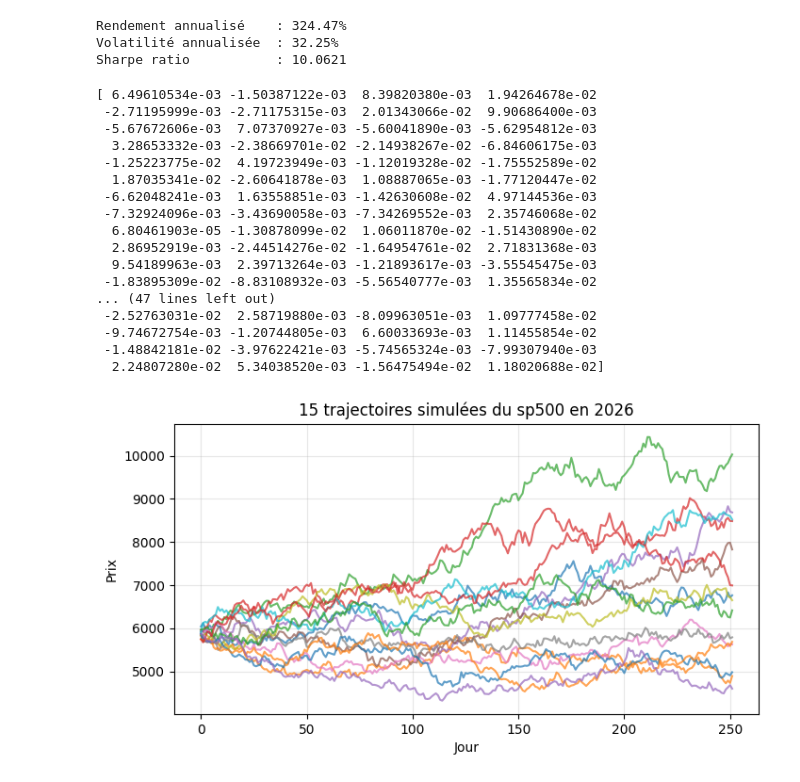
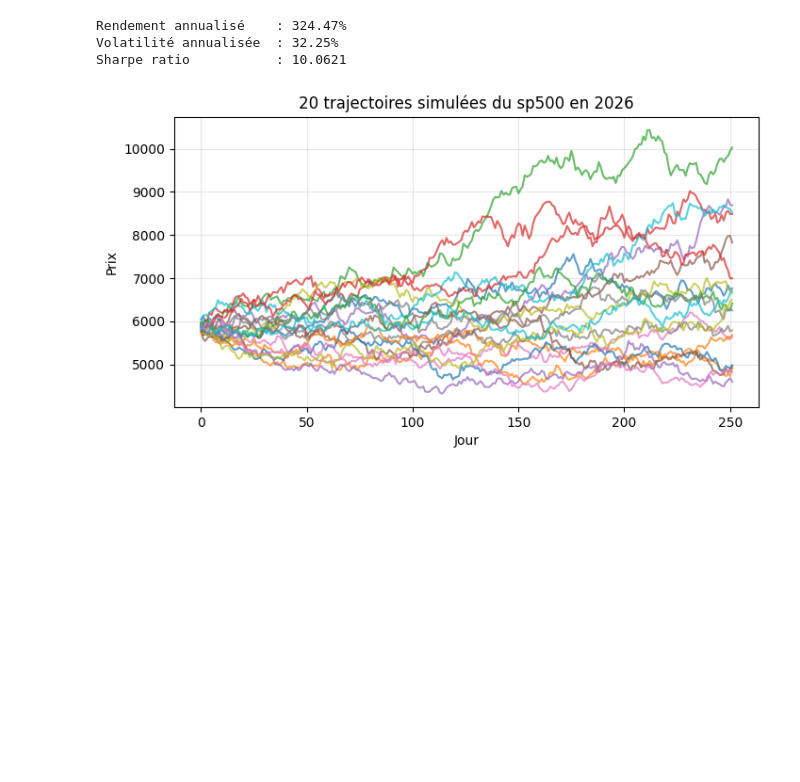
Before and after one commit to Louan-code/quant-research-platform, a Jupyter notebook: notebooks/01_numpy_basics.ipynb, the cells around one changed output. Saved outputs shown, nothing was run; the diff lists cells and outputs as text; code cells hidden in the pictures; blank space fills up the shorter version.

```diff
--- a/notebooks/01_numpy_basics.ipynb
+++ b/notebooks/01_numpy_basics.ipynb
@@ -132,50 +132,33 @@ Sharpe ratio           : 10.0621
 # %%
 import numpy as np
 import matplotlib.pyplot as plt
 np.random.seed(42)
 
 mu = 0.08       # rendement annuel attendu
 sigma = 0.20    # volatilité annuelle
 S0 = 5881        # prix initial
 T = 252         # nombre de jours
 dt = 1 / 252    # pas de temps quotidien (en années)
 
 rendements_log = np.random.normal(
     loc=(mu - 0.5 * sigma**2) * dt,
     scale=sigma * np.sqrt(dt),
     size=T
    )
 #print(rendements_log)
 
 prix = S0 * np.exp(np.cumsum(rendements_log))
 
 
 plt.figure(figsize=(8, 4))
-for i in range(15):
+for i in range(20):
     rdmts = np.random.normal(loc=(mu - 0.5*sigma**2)*dt, scale=sigma*np.sqrt(dt), size=T)
     traj = S0 * np.exp(np.cumsum(rdmts))
     plt.plot(traj, alpha=0.7)
-plt.title("15 trajectoires simulées du sp500 en 2026")
+plt.title("20 trajectoires simulées du sp500 en 2026")
 plt.xlabel("Jour")
 plt.ylabel("Prix")
 plt.grid(True, alpha=0.3)
 plt.show()
 # %% [output]
-[ 6.49610534e-03 -1.50387122e-03  8.39820380e-03  1.94264678e-02
- -2.71195999e-03 -2.71175315e-03  2.01343066e-02  9.90686400e-03
- -5.67672606e-03  7.07370927e-03 -5.60041890e-03 -5.62954812e-03
-  3.28653332e-03 -2.38669701e-02 -2.14938267e-02 -6.84606175e-03
- -1.25223775e-02  4.19723949e-03 -1.12019328e-02 -1.75552589e-02
-  1.87035341e-02 -2.60641878e-03  1.08887065e-03 -1.77120447e-02
- -6.62048241e-03  1.63558851e-03 -1.42630608e-02  4.97144536e-03
- -7.32924096e-03 -3.43690058e-03 -7.34269552e-03  2.35746068e-02
-  6.80461903e-05 -1.30878099e-02  1.06011870e-02 -1.51430890e-02
-  2.86952919e-03 -2.44514276e-02 -1.64954761e-02  2.71831368e-03
-  9.54189963e-03  2.39713264e-03 -1.21893617e-03 -3.55545475e-03
- -1.83895309e-02 -8.83108932e-03 -5.56540777e-03  1.35565834e-02
-... (47 lines left out)
- -2.52763031e-02  2.58719880e-03 -8.09963051e-03  1.09777458e-02
- -9.74672754e-03 -1.20744805e-03  6.60033693e-03  1.11455854e-02
- -1.48842181e-02 -3.97622421e-03 -5.74565324e-03 -7.99307940e-03
-  2.24807280e-02  5.34038520e-03 -1.56475494e-02  1.18020688e-02]
-[figure, old version]
+[figure, new version]
```
Also changed, not shown: 1 other file.
